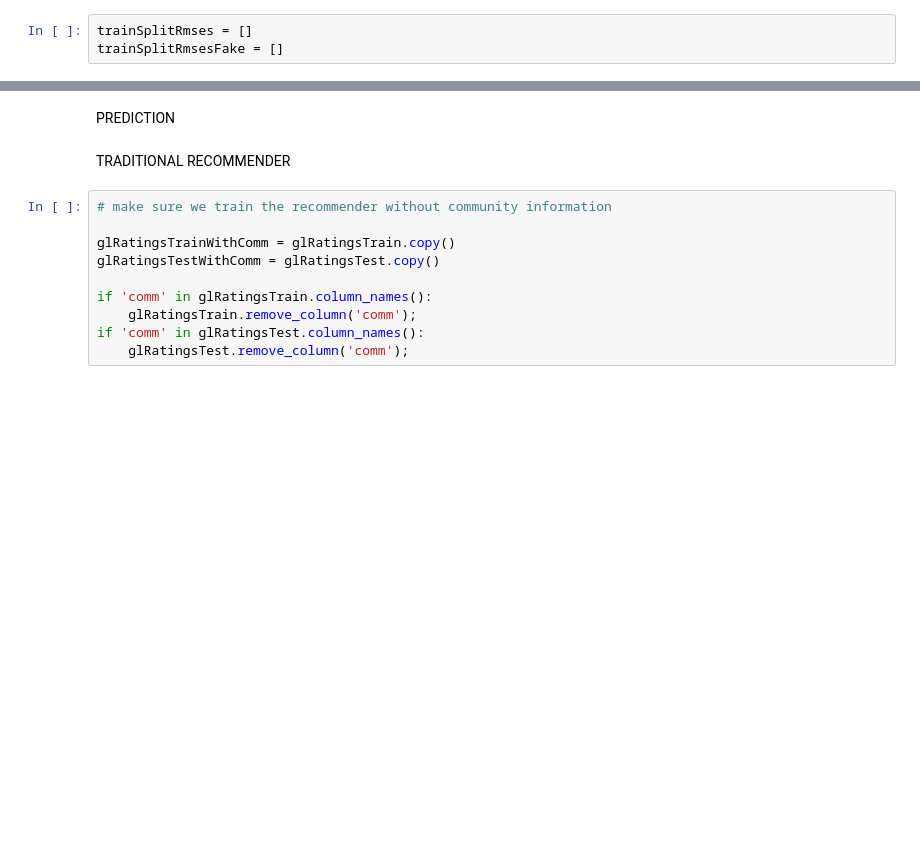
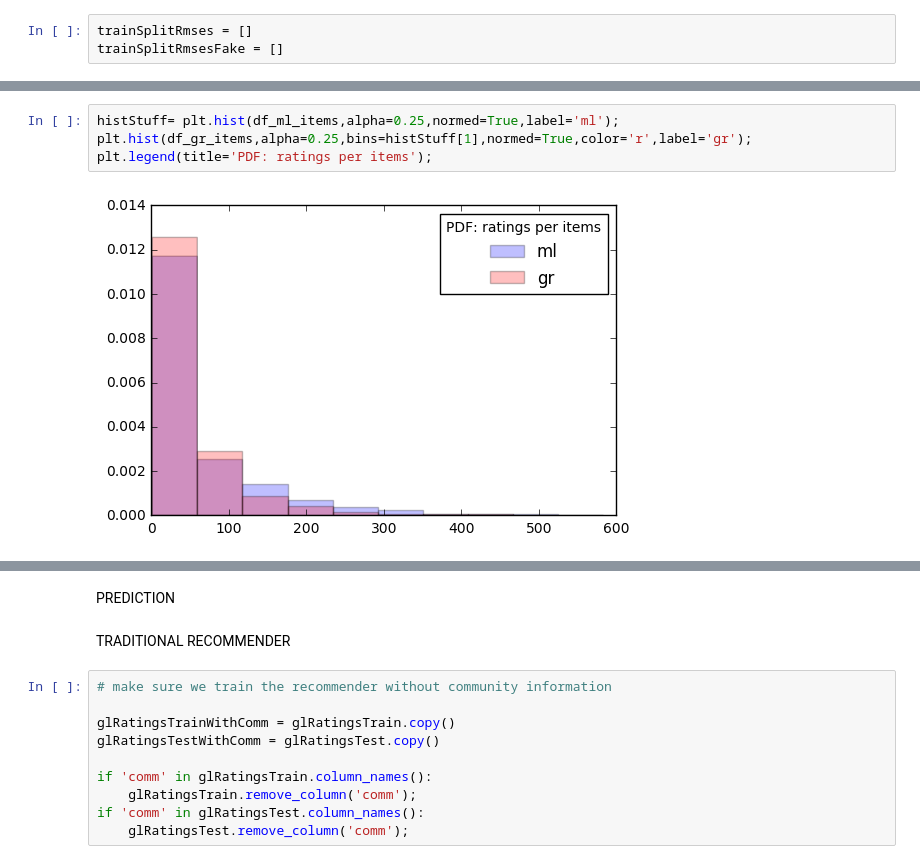
Before and after one commit to rfriel/goodreads_rating_prediction, a Jupyter notebook: src/modeling.ipynb, the cells around one changed output, grey strips where cells are left out. Cells and saved outputs as stored; diff of their text form; blank space fills up the shorter version.

```diff
--- a/src/modeling.ipynb
+++ b/src/modeling.ipynb
@@ -89,0 +146,6 @@ glRatingsTest = glRatingsTest[glRatingsTest['comm'].apply(lambda x: outlierDict[
+# %%
+histStuff= plt.hist(df_ml_items,alpha=0.25,normed=True,label='ml');
+plt.hist(df_gr_items,alpha=0.25,bins=histStuff[1],normed=True,color='r',label='gr');
+plt.legend(title='PDF: ratings per items');
+# %% [output]
+[figure, added]
```
Also changed, not shown: parts of 53 cells of this notebook, 2 other files.
